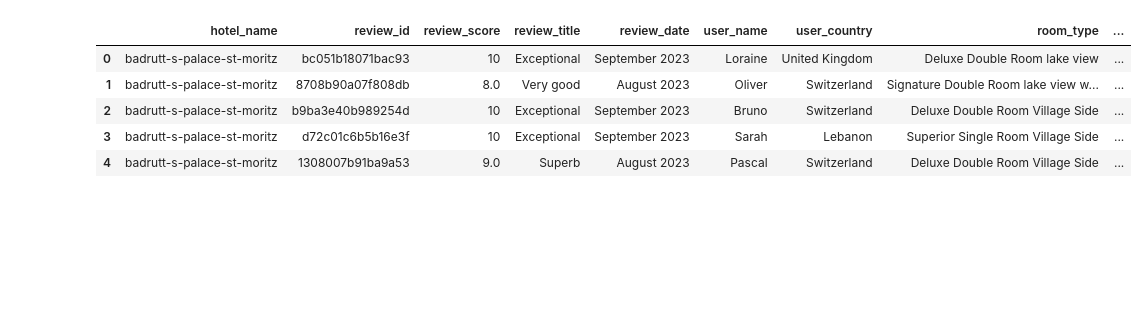
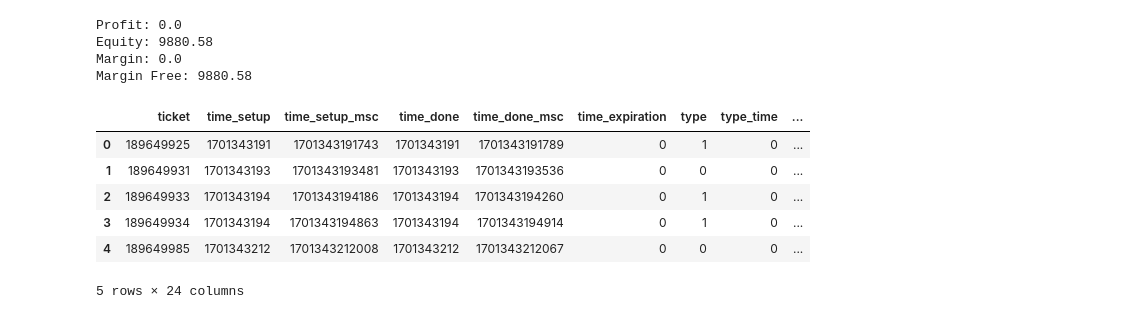
Before and after one commit to vatche-t/economical_analysis, a Jupyter notebook: pipeline.ipynb, the cells around one changed output. Drawn from its saved outputs; the diff is of its cells as text; code cells hidden in the pictures; blank space fills up the shorter version.

Commit message:
data imports and cleaning

```diff
--- a/pipeline.ipynb
+++ b/pipeline.ipynb
@@ -132,9 +26,26 @@ review_details_df = pd.DataFrame(data_list)
+# %%
+print("Profit:", account_info_df["profit"].iloc[0])
+print("Equity:", account_info_df["equity"].iloc[0])
+print("Margin:", account_info_df["margin"].iloc[0])
+print("Margin Free:", account_info_df["margin_free"].iloc[0])
+# %% [output]
+Profit: 0.0
+Equity: 9880.58
+Margin: 0.0
+Margin Free: 9880.58
+# %%
+from_date=datetime(2020,1,1)
+to_date=datetime.now()
+history_data=(mt5.history_orders_get(from_date, to_date))
+# %%
+trade_data_dataframe=pd.DataFrame(list(history_data),columns=history_data[0]._asdict().keys())
 # %%
-review_details_df.head()
+trade_data_dataframe.head()
 # %% [output]
-|  | hotel_name | review_id | review_score | review_title | review_date | user_name | user_country | room_type | ... |
-| 0 | badrutt-s-palace-st-moritz | bc051b18071bac93 | 10 | Exceptional | September 2023 | Loraine | United Kingdom | Deluxe Double Room lake view | ... |
-| 1 | badrutt-s-palace-st-moritz | 8708b90a07f808db | 8.0 | Very good | August 2023 | Oliver | Switzerland | Signature Double Room lake view w... | ... |
-| 2 | badrutt-s-palace-st-moritz | b9ba3e40b989254d | 10 | Exceptional | September 2023 | Bruno | Switzerland | Deluxe Double Room Village Side | ... |
-| 3 | badrutt-s-palace-st-moritz | d72c01c6b5b16e3f | 10 | Exceptional | September 2023 | Sarah | Lebanon | Superior Single Room Village Side | ... |
-| 4 | badrutt-s-palace-st-moritz | 1308007b91ba9a53 | 9.0 | Superb | August 2023 | Pascal | Switzerland | Deluxe Double Room Village Side | ... |
+|  | ticket | time_setup | time_setup_msc | time_done | time_done_msc | time_expiration | type | type_time | ... |
+| 0 | 189649925 | 1701343191 | 1701343191743 | 1701343191 | 1701343191789 | 0 | 1 | 0 | ... |
+| 1 | 189649931 | 1701343193 | 1701343193481 | 1701343193 | 1701343193536 | 0 | 0 | 0 | ... |
+| 2 | 189649933 | 1701343194 | 1701343194186 | 1701343194 | 1701343194260 | 0 | 1 | 0 | ... |
+| 3 | 189649934 | 1701343194 | 1701343194863 | 1701343194 | 1701343194914 | 0 | 1 | 0 | ... |
+| 4 | 189649985 | 1701343212 | 1701343212008 | 1701343212 | 1701343212067 | 0 | 0 | 0 | ... |
+5 rows × 24 columns
```
Also changed, not shown: parts of 9 cells of this notebook, 2 other files.
